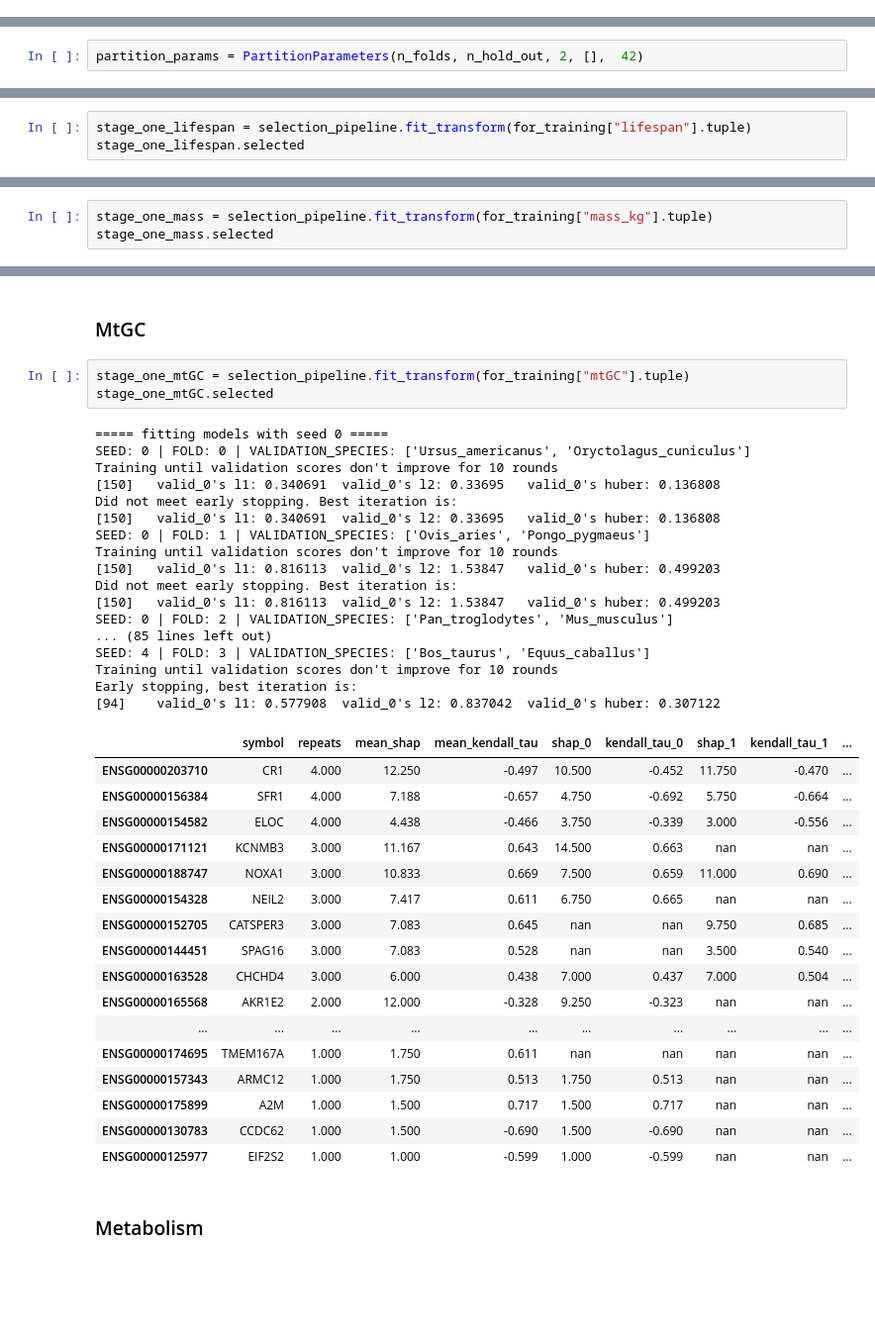
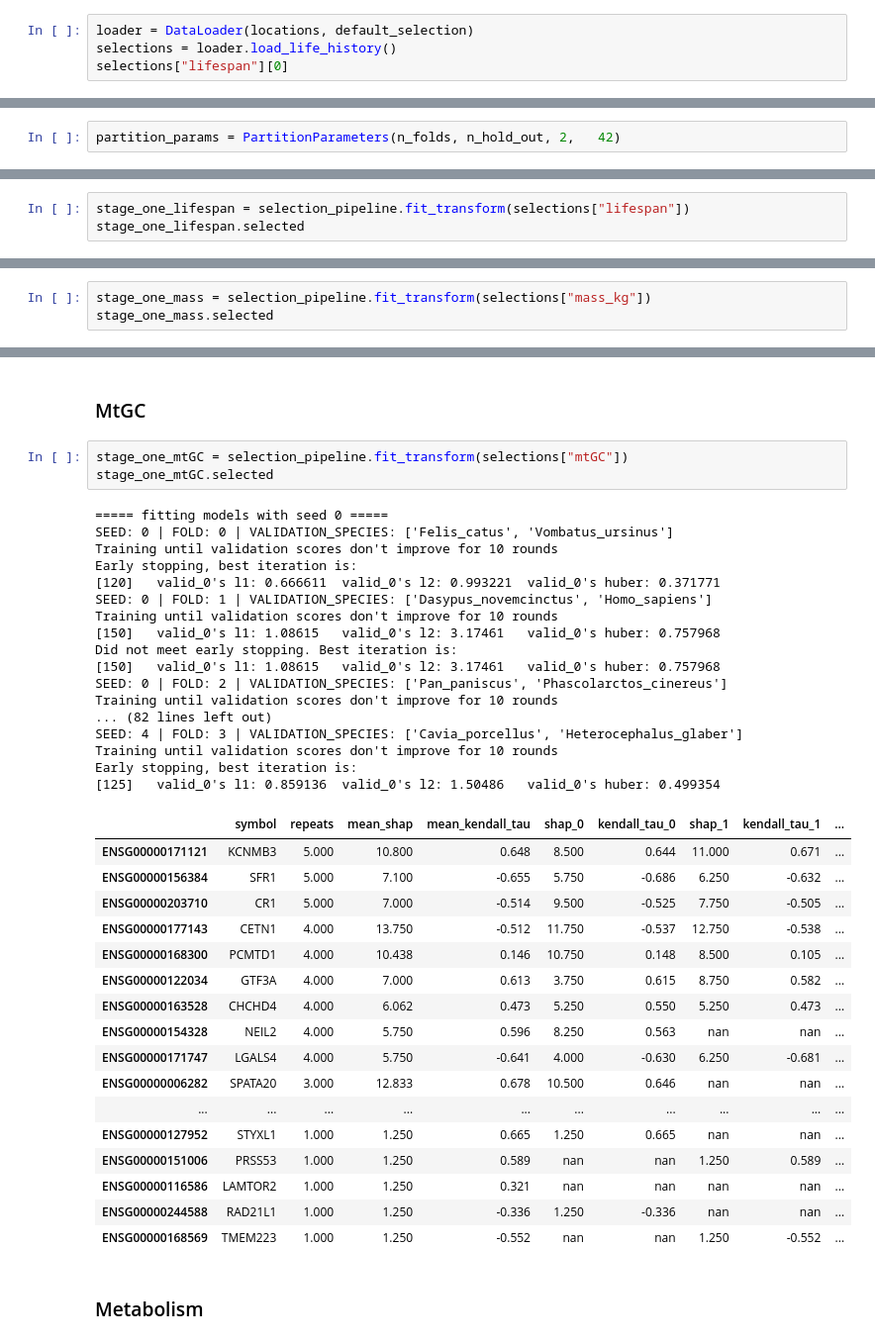
Before and after one commit to antonkulaga/yspecies, a Jupyter notebook: notebooks/shap_selection.ipynb, the cells around one changed output, grey strips where cells are left out. Shown at 99% size. Cells and saved outputs as stored; diff of their text form; blank space fills up the shorter version.

Commit message:
updated DataLoader

```diff
--- a/notebooks/shap_selection.ipynb
+++ b/notebooks/shap_selection.ipynb
@@ -141,0 +108,4 @@ metabolic_rate
+# %%
+loader = DataLoader(locations, default_selection)
+selections = loader.load_life_history()
+selections["lifespan"][0]
@@ -144,7 +118,7 @@ metabolic_rate
 # %% [markdown]
 ### Deciding on selection parameters (which fields to include, exclude, predict)  ###
 # %%
-partition_params = PartitionParameters(n_folds, n_hold_out, 2, [],  42)
+partition_params = PartitionParameters(n_folds, n_hold_out, 2,   42)
 # %%
 partition_shap_pipe = Pipeline([
     ("partitioner", DataPartitioner()),
@@ -167,7 +147,7 @@ selection_pipeline =  Pipeline(
 # %% [markdown]
 ### Lifespan ###
 # %%
-stage_one_lifespan = selection_pipeline.fit_transform(for_training["lifespan"].tuple)
+stage_one_lifespan = selection_pipeline.fit_transform(selections["lifespan"])
 stage_one_lifespan.selected
 # %% [output]
 ===== fitting models with seed 0 =====
@@ -207,7 +189,7 @@ Did not meet early stopping. Best iteration is:
 # %% [markdown]
 ### Mass_kg ###
 # %%
-stage_one_mass = selection_pipeline.fit_transform(for_training["mass_kg"].tuple)
+stage_one_mass = selection_pipeline.fit_transform(selections["mass_kg"])
 stage_one_mass.selected
 # %% [output]
 ===== fitting models with seed 0 =====
@@ -246,43 +230,43 @@ Did not meet early stopping. Best iteration is:
 # %% [markdown]
 ### MtGC ###
 # %%
-stage_one_mtGC = selection_pipeline.fit_transform(for_training["mtGC"].tuple)
+stage_one_mtGC = selection_pipeline.fit_transform(selections["mtGC"])
 stage_one_mtGC.selected
 # %% [output]
 ===== fitting models with seed 0 =====
-SEED: 0 | FOLD: 0 | VALIDATION_SPECIES: ['Ursus_americanus', 'Oryctolagus_cuniculus']
-Training until validation scores don't improve for 10 rounds
-[150]   valid_0's l1: 0.340691  valid_0's l2: 0.33695   valid_0's huber: 0.136808
-Did not meet early stopping. Best iteration is:
-[150]   valid_0's l1: 0.340691  valid_0's l2: 0.33695   valid_0's huber: 0.136808
-SEED: 0 | FOLD: 1 | VALIDATION_SPECIES: ['Ovis_aries', 'Pongo_pygmaeus']
-Training until validation scores don't improve for 10 rounds
-[150]   valid_0's l1: 0.816113  valid_0's l2: 1.53847   valid_0's huber: 0.499203
-Did not meet early stopping. Best iteration is:
-[150]   valid_0's l1: 0.816113  valid_0's l2: 1.53847   valid_0's huber: 0.499203
-SEED: 0 | FOLD: 2 | VALIDATION_SPECIES: ['Pan_troglodytes', 'Mus_musculus']
-... (85 lines left out)
-SEED: 4 | FOLD: 3 | VALIDATION_SPECIES: ['Bos_taurus', 'Equus_caballus']
+SEED: 0 | FOLD: 0 | VALIDATION_SPECIES: ['Felis_catus', 'Vombatus_ursinus']
 Training until validation scores don't improve for 10 rounds
 Early stopping, best iteration is:
-[94]    valid_0's l1: 0.577908  valid_0's l2: 0.837042  valid_0's huber: 0.307122
+[120]   valid_0's l1: 0.666611  valid_0's l2: 0.993221  valid_0's huber: 0.371771
+SEED: 0 | FOLD: 1 | VALIDATION_SPECIES: ['Dasypus_novemcinctus', 'Homo_sapiens']
+Training until validation scores don't improve for 10 rounds
+[150]   valid_0's l1: 1.08615   valid_0's l2: 3.17461   valid_0's huber: 0.757968
+Did not meet early stopping. Best iteration is:
+[150]   valid_0's l1: 1.08615   valid_0's l2: 3.17461   valid_0's huber: 0.757968
+SEED: 0 | FOLD: 2 | VALIDATION_SPECIES: ['Pan_paniscus', 'Phascolarctos_cinereus']
+Training until validation scores don't improve for 10 rounds
+... (82 lines left out)
+SEED: 4 | FOLD: 3 | VALIDATION_SPECIES: ['Cavia_porcellus', 'Heterocephalus_glaber']
+Training until validation scores don't improve for 10 rounds
+Early stopping, best iteration is:
+[125]   valid_0's l1: 0.859136  valid_0's l2: 1.50486   valid_0's huber: 0.499354
 |  | symbol | repeats | mean_shap | mean_kendall_tau | shap_0 | kendall_tau_0 | shap_1 | kendall_tau_1 | ... |
-| ENSG00000203710 | CR1 | 4.000 | 12.250 | -0.497 | 10.500 | -0.452 | 11.750 | -0.470 | ... |
-| ENSG00000156384 | SFR1 | 4.000 | 7.188 | -0.657 | 4.750 | -0.692 | 5.750 | -0.664 | ... |
-| ENSG00000154582 | ELOC | 4.000 | 4.438 | -0.466 | 3.750 | -0.339 | 3.000 | -0.556 | ... |
-| ENSG00000171121 | KCNMB3 | 3.000 | 11.167 | 0.643 | 14.500 | 0.663 | nan | nan | ... |
-| ENSG00000188747 | NOXA1 | 3.000 | 10.833 | 0.669 | 7.500 | 0.659 | 11.000 | 0.690 | ... |
-| ENSG00000154328 | NEIL2 | 3.000 | 7.417 | 0.611 | 6.750 | 0.665 | nan | nan | ... |
-| ENSG00000152705 | CATSPER3 | 3.000 | 7.083 | 0.645 | nan | nan | 9.750 | 0.685 | ... |
-| ENSG00000144451 | SPAG16 | 3.000 | 7.083 | 0.528 | nan | nan | 3.500 | 0.540 | ... |
-| ENSG00000163528 | CHCHD4 | 3.000 | 6.000 | 0.438 | 7.000 | 0.437 | 7.000 | 0.504 | ... |
-| ENSG00000165568 | AKR1E2 | 2.000 | 12.000 | -0.328 | 9.250 | -0.323 | nan | nan | ... |
+| ENSG00000171121 | KCNMB3 | 5.000 | 10.800 | 0.648 | 8.500 | 0.644 | 11.000 | 0.671 | ... |
+| ENSG00000156384 | SFR1 | 5.000 | 7.100 | -0.655 | 5.750 | -0.686 | 6.250 | -0.632 | ... |
+| ENSG00000203710 | CR1 | 5.000 | 7.000 | -0.514 | 9.500 | -0.525 | 7.750 | -0.505 | ... |
+| ENSG00000177143 | CETN1 | 4.000 | 13.750 | -0.512 | 11.750 | -0.537 | 12.750 | -0.538 | ... |
+| ENSG00000168300 | PCMTD1 | 4.000 | 10.438 | 0.146 | 10.750 | 0.148 | 8.500 | 0.105 | ... |
+| ENSG00000122034 | GTF3A | 4.000 | 7.000 | 0.613 | 3.750 | 0.615 | 8.750 | 0.582 | ... |
+| ENSG00000163528 | CHCHD4 | 4.000 | 6.062 | 0.473 | 5.250 | 0.550 | 5.250 | 0.473 | ... |
+| ENSG00000154328 | NEIL2 | 4.000 | 5.750 | 0.596 | 8.250 | 0.563 | nan | nan | ... |
+| ENSG00000171747 | LGALS4 | 4.000 | 5.750 | -0.641 | 4.000 | -0.630 | 6.250 | -0.681 | ... |
+| ENSG00000006282 | SPATA20 | 3.000 | 12.833 | 0.678 | 10.500 | 0.646 | nan | nan | ... |
 | ... | ... | ... | ... | ... | ... | ... | ... | ... | ... |
-| ENSG00000174695 | TMEM167A | 1.000 | 1.750 | 0.611 | nan | nan | nan | nan | ... |
-| ENSG00000157343 | ARMC12 | 1.000 | 1.750 | 0.513 | 1.750 | 0.513 | nan | nan | ... |
-| ENSG00000175899 | A2M | 1.000 | 1.500 | 0.717 | 1.500 | 0.717 | nan | nan | ... |
-| ENSG00000130783 | CCDC62 | 1.000 | 1.500 | -0.690 | 1.500 | -0.690 | nan | nan | ... |
-| ENSG00000125977 | EIF2S2 | 1.000 | 1.000 | -0.599 | 1.000 | -0.599 | nan | nan | ... |
+| ENSG00000127952 | STYXL1 | 1.000 | 1.250 | 0.665 | 1.250 | 0.665 | nan | nan | ... |
+| ENSG00000151006 | PRSS53 | 1.000 | 1.250 | 0.589 | nan | nan | 1.250 | 0.589 | ... |
+| ENSG00000116586 | LAMTOR2 | 1.000 | 1.250 | 0.321 | nan | nan | nan | nan | ... |
+| ENSG00000244588 | RAD21L1 | 1.000 | 1.250 | -0.336 | 1.250 | -0.336 | nan | nan | ... |
+| ENSG00000168569 | TMEM223 | 1.000 | 1.250 | -0.552 | nan | nan | 1.250 | -0.552 | ... |
 # %% [markdown]
 ### Metabolism ###
 # %%
```
Also changed, not shown: parts of 11 cells of this notebook, 6 other files.
